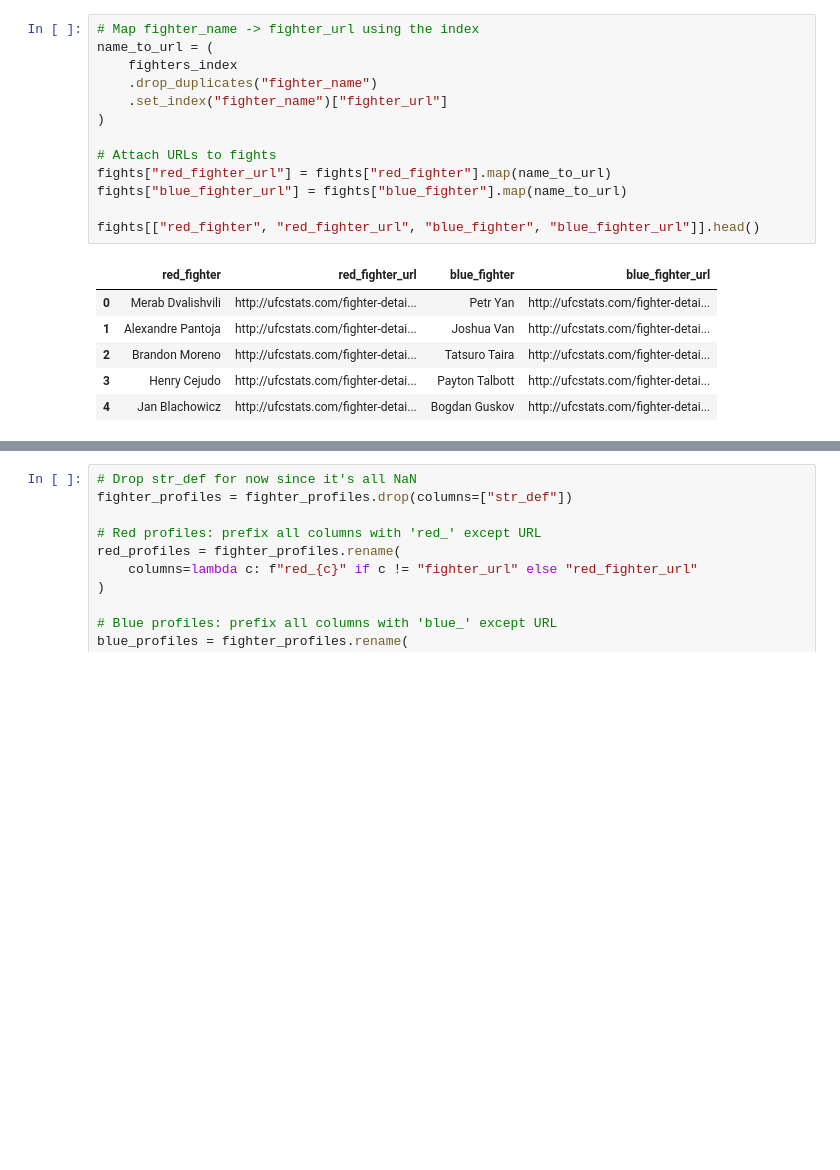
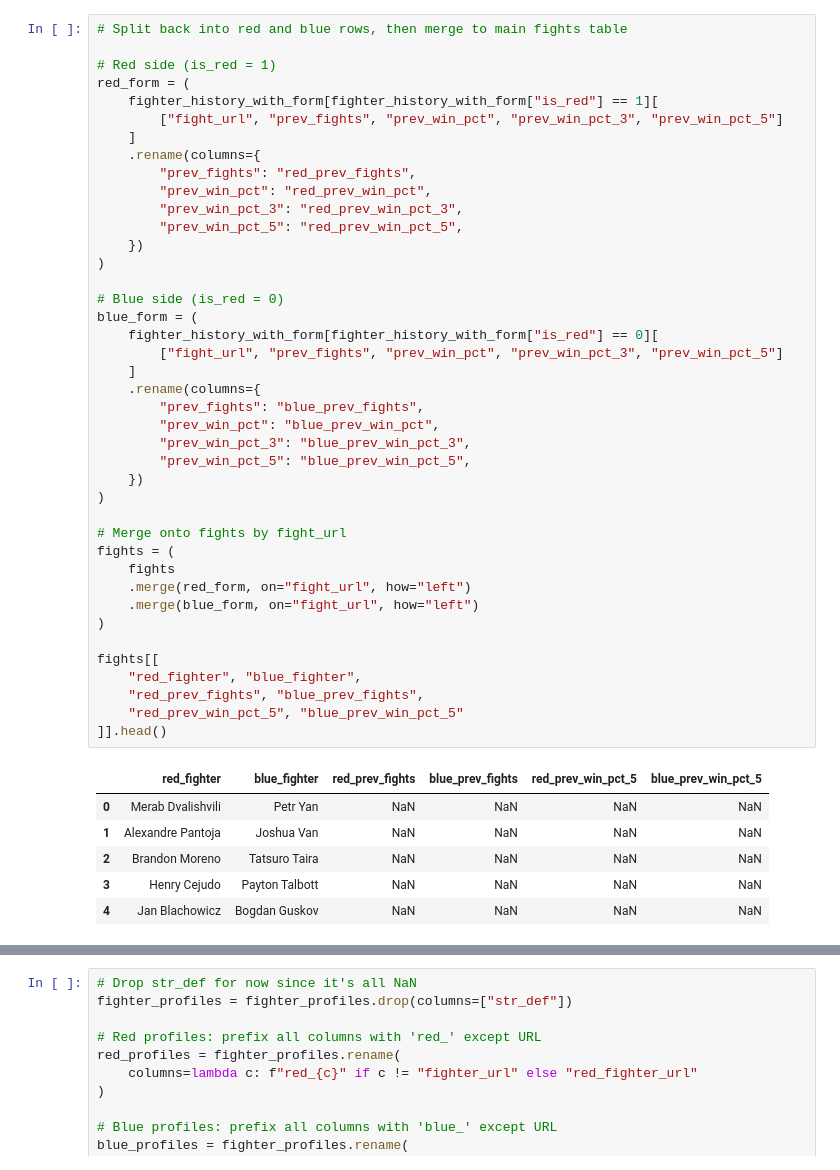
Before and after one commit to ErichasaTan/ufc-fight-predictor, a Jupyter notebook: notebooks/02_prefight_model.ipynb, the cells around one changed output, grey strips where cells are left out. Cells and saved outputs as stored; diff of their text form; blank space fills up the shorter version.

```diff
--- a/notebooks/02_prefight_model.ipynb
+++ b/notebooks/02_prefight_model.ipynb
@@ -17,20 +115,48 @@ fights.shape, fighters_index.shape, fighter_profiles.shape
 # %%
-# Map fighter_name -> fighter_url using the index
-name_to_url = (
-    fighters_index
-    .drop_duplicates("fighter_name")
-    .set_index("fighter_name")["fighter_url"]
+# Split back into red and blue rows, then merge to main fights table
+
+# Red side (is_red = 1)
+red_form = (
+    fighter_history_with_form[fighter_history_with_form["is_red"] == 1][
+        ["fight_url", "prev_fights", "prev_win_pct", "prev_win_pct_3", "prev_win_pct_5"]
+    ]
+    .rename(columns={
+        "prev_fights": "red_prev_fights",
+        "prev_win_pct": "red_prev_win_pct",
+        "prev_win_pct_3": "red_prev_win_pct_3",
+        "prev_win_pct_5": "red_prev_win_pct_5",
+    })
 )
 
-# Attach URLs to fights
-fights["red_fighter_url"] = fights["red_fighter"].map(name_to_url)
-fights["blue_fighter_url"] = fights["blue_fighter"].map(name_to_url)
+# Blue side (is_red = 0)
+blue_form = (
+    fighter_history_with_form[fighter_history_with_form["is_red"] == 0][
+        ["fight_url", "prev_fights", "prev_win_pct", "prev_win_pct_3", "prev_win_pct_5"]
+    ]
+    .rename(columns={
+        "prev_fights": "blue_prev_fights",
+        "prev_win_pct": "blue_prev_win_pct",
+        "prev_win_pct_3": "blue_prev_win_pct_3",
+        "prev_win_pct_5": "blue_prev_win_pct_5",
+    })
+)
 
-fights[["red_fighter", "red_fighter_url", "blue_fighter", "blue_fighter_url"]].head()
+# Merge onto fights by fight_url
+fights = (
+    fights
+    .merge(red_form, on="fight_url", how="left")
+    .merge(blue_form, on="fight_url", how="left")
+)
+
+fights[[
+    "red_fighter", "blue_fighter",
+    "red_prev_fights", "blue_prev_fights",
+    "red_prev_win_pct_5", "blue_prev_win_pct_5"
+]].head()
 # %% [output]
-|  | red_fighter | red_fighter_url | blue_fighter | blue_fighter_url |
-| 0 | Merab Dvalishvili | http://ufcstats.com/fighter-detai... | Petr Yan | http://ufcstats.com/fighter-detai... |
-| 1 | Alexandre Pantoja | http://ufcstats.com/fighter-detai... | Joshua Van | http://ufcstats.com/fighter-detai... |
-| 2 | Brandon Moreno | http://ufcstats.com/fighter-detai... | Tatsuro Taira | http://ufcstats.com/fighter-detai... |
-| 3 | Henry Cejudo | http://ufcstats.com/fighter-detai... | Payton Talbott | http://ufcstats.com/fighter-detai... |
-| 4 | Jan Blachowicz | http://ufcstats.com/fighter-detai... | Bogdan Guskov | http://ufcstats.com/fighter-detai... |
+|  | red_fighter | blue_fighter | red_prev_fights | blue_prev_fights | red_prev_win_pct_5 | blue_prev_win_pct_5 |
+| 0 | Merab Dvalishvili | Petr Yan | NaN | NaN | NaN | NaN |
+| 1 | Alexandre Pantoja | Joshua Van | NaN | NaN | NaN | NaN |
+| 2 | Brandon Moreno | Tatsuro Taira | NaN | NaN | NaN | NaN |
+| 3 | Henry Cejudo | Payton Talbott | NaN | NaN | NaN | NaN |
+| 4 | Jan Blachowicz | Bogdan Guskov | NaN | NaN | NaN | NaN |
```
Also changed, not shown: parts of 23 cells of this notebook, 2 other files.
